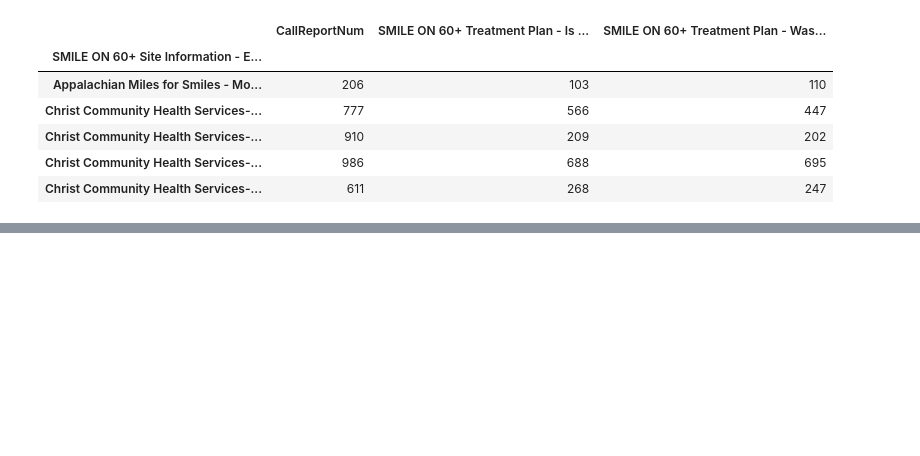
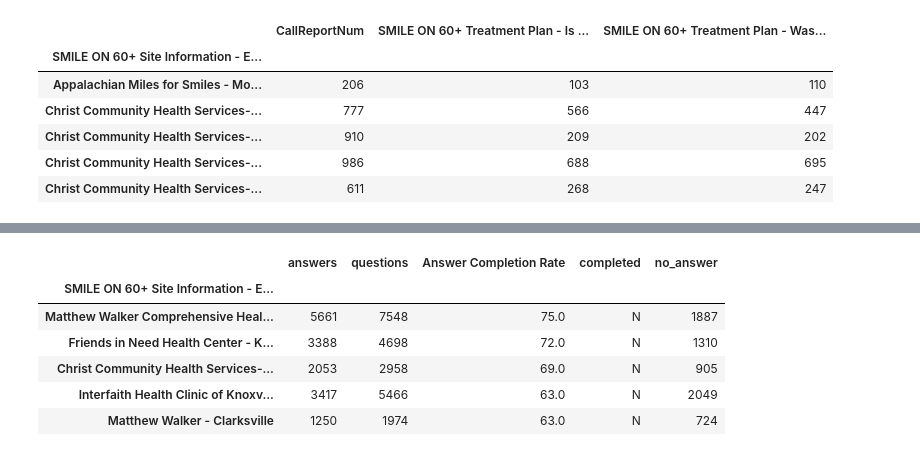
Before and after one commit to bsfcs/smile-on-black_panther, a Jupyter notebook: SmileOnAnalysis.ipynb, the cells around one changed output, grey strips where cells are left out. Saved outputs shown, nothing was run; the diff lists cells and outputs as text; code cells hidden in the pictures; blank space fills up the shorter version.

```diff
--- a/SmileOnAnalysis.ipynb
+++ b/SmileOnAnalysis.ipynb
@@ -612,3 +616,6 @@ answer_completion.head(35)
 | TDH - Maury Co | 304 | 23 | 49 | 22 | 94 | ... |
 | Fifty Forward - Nashville | 86 | 0 | 0 | 0 | 0 | ... |
 | Knox County CAC/Office on Aging -... | 201 | 0 | 0 | 0 | 0 | ... |
+# %%
+answer_stack = answer_completion[['answers', 'questions', 'Answer Completion Rate']]
+answer_stack.head()
@@ -614,0 +630,3 @@ answer_completion.head(35)
+# %%
+answer_stack['completed'] = 'Y'
+answer_stack.head()
@@ -614,0 +646,5 @@ answer_completion.head(35)
+# %%
+answer_stack2 = answer_stack.copy()
+answer_stack2['completed'] = 'N'
+
+answer_stack2.head()
@@ -614,0 +669,11 @@ answer_completion.head(35)
+# %%
+answer_stack2['no_answer'] = answer_stack2['questions'] - answer_stack2['answers']
+answer_stack2.head()
+# %% [output]
+|  | answers | questions | Answer Completion Rate | completed | no_answer |
+| SMILE ON 60+ Site Information - E... |  |  |  |  |  |
+| Matthew Walker Comprehensive Heal... | 5661 | 7548 | 75.0 | N | 1887 |
+| Friends in Need Health Center - K... | 3388 | 4698 | 72.0 | N | 1310 |
+| Christ Community Health Services-... | 2053 | 2958 | 69.0 | N | 905 |
+| Interfaith Health Clinic of Knoxv... | 3417 | 5466 | 63.0 | N | 2049 |
+| Matthew Walker - Clarksville | 1250 | 1974 | 63.0 | N | 724 |
```
Also changed, not shown: parts of 18 cells of this notebook.
